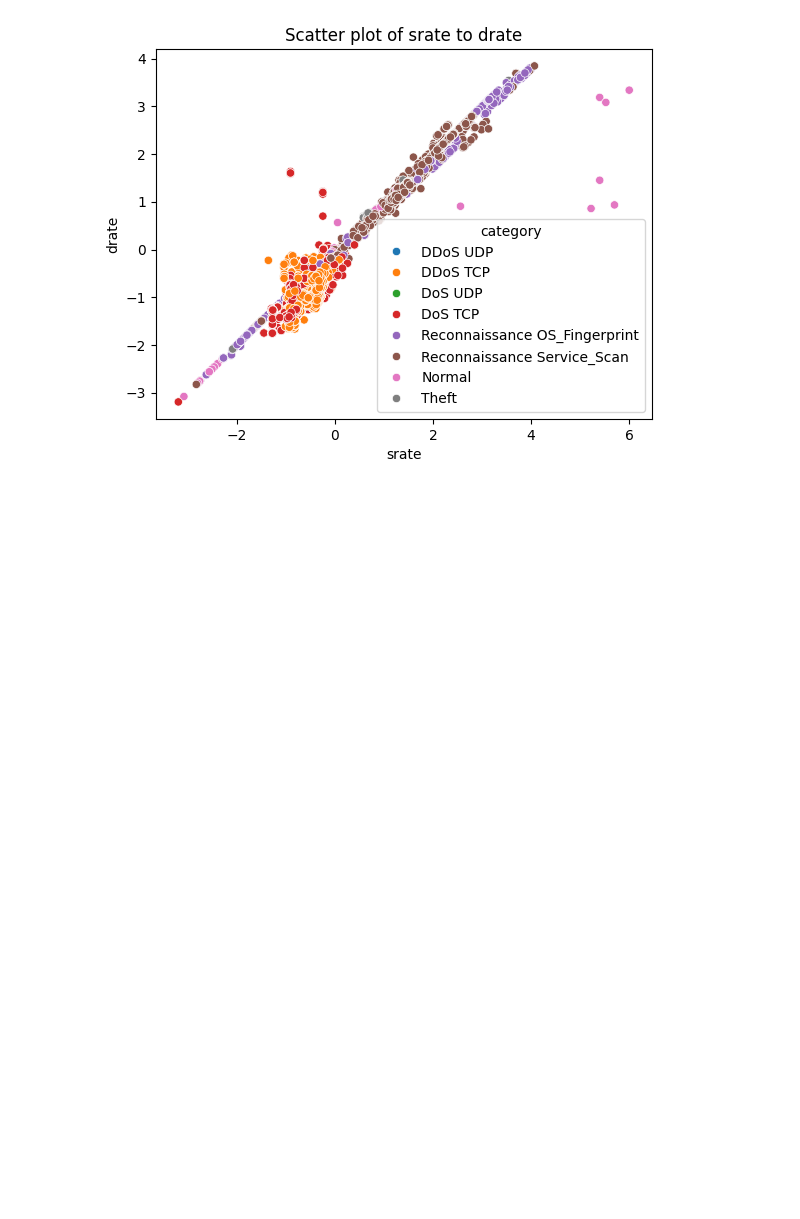
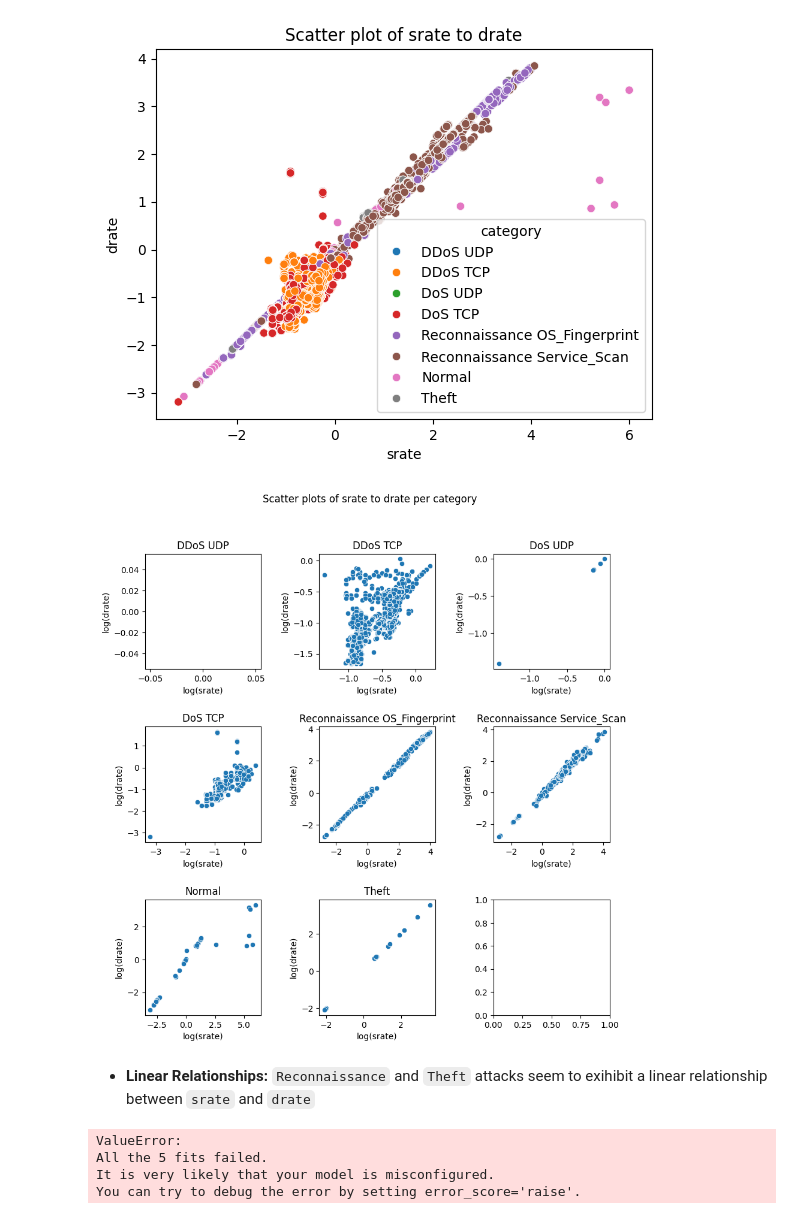
Before and after one commit to merzouka/bds.ml, a Jupyter notebook: eda/eda.ipynb, the cells around one changed output. Cells and saved outputs as stored; diff of their text form; code cells hidden in the pictures; blank space fills up the shorter version.

```diff
--- a/eda/eda.ipynb
+++ b/eda/eda.ipynb
@@ -186,3 +186,29 @@ plt.title('Scatter plot of srate to drate')
 plt.savefig(f'{FIGURES_PATH}/Scatter plot of srate to drate.png')
 # %% [output]
 [figure]
+# %%
+categories = training['category'].unique()
+fig, axes = plt.subplots(3, 3)
+
+for i in range(3):
+  for j in range(3):
+    if 3*i + j > 7:
+      continue
+    category = categories[3* i + j]
+    axes[i, j].set_title(category)
+    axes[i, j].set_xlabel('log(srate)')
+    axes[i, j].set_ylabel('log(drate)')
+    sns.scatterplot(
+        data=training.loc[training['category'] == category],
+        x='srate',
+        y='drate',
+        ax=axes[i, j]
+    ).figure.subplots_adjust(wspace=0.5, hspace=0.5)
+
+fig.set_size_inches(10, 10)
+fig.suptitle('Scatter plots of srate to drate per category')
+plt.savefig(f'{FIGURES_PATH}/Scatter plots of srate to drate per category.png')
+# %% [output]
+[figure, added]
+# %% [markdown]
+- **Linear Relationships:** `Reconnaissance` and `Theft` attacks seem to exihibit a linear relationship between `srate` and `drate`
@@ -188,0 +232,11 @@ plt.savefig(f'{FIGURES_PATH}/Scatter plot of srate to drate.png')
+# %%
+from sklearn.model_selection import cross_val_score
+
+model = LogisticRegression()
+scores = cross_val_score(model, X_train, y_train, cv=5, scoring='roc_auc')
+print(f'Mean score: {scores.mean()} (+/- {2 * scores.std()})')
+# %% [output]
+ValueError:
+All the 5 fits failed.
+It is very likely that your model is misconfigured.
+You can try to debug the error by setting error_score='raise'.
```
Also changed, not shown: parts of 1 cell of this notebook.
